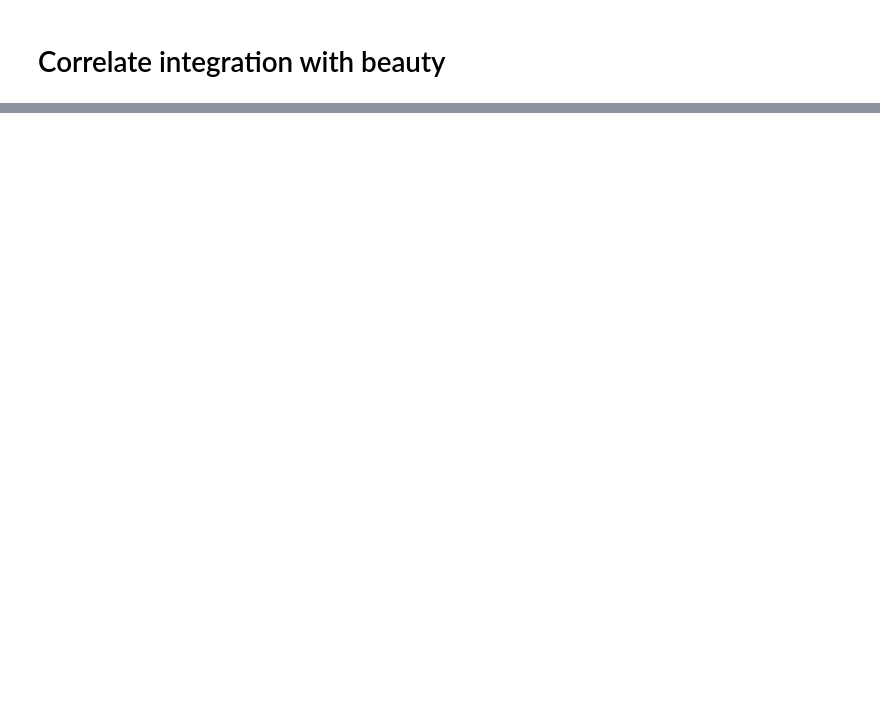
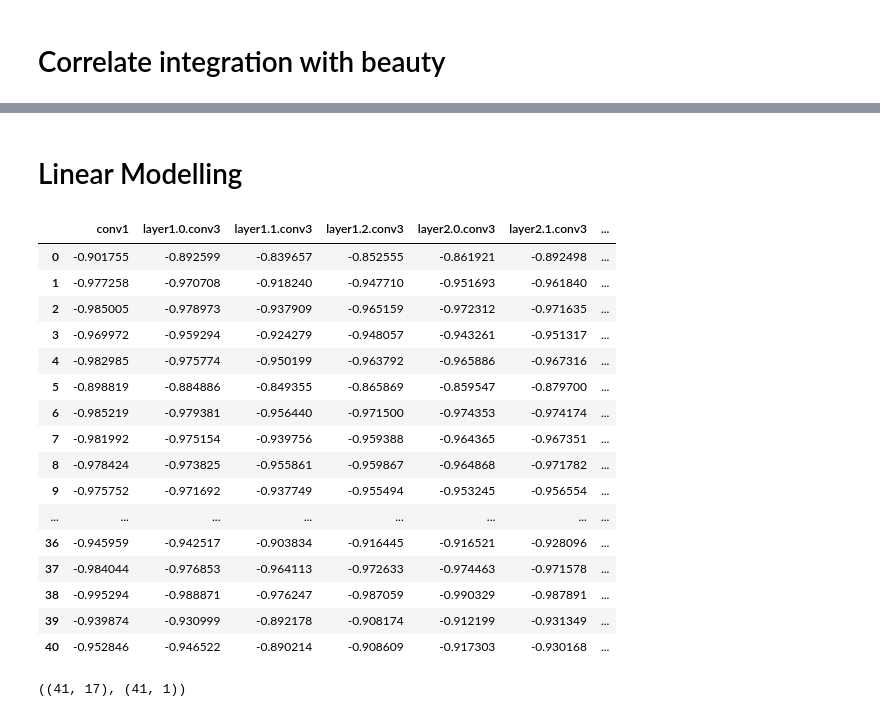
Before and after one commit to toniklenk/thesis-integration-beauty, a Jupyter notebook: sandbox.ipynb, the cells around one changed output, grey strips where cells are left out. Cells and saved outputs as stored; diff of their text form; code cells hidden in the pictures; blank space fills up the shorter version.

```diff
--- a/sandbox.ipynb
+++ b/sandbox.ipynb
@@ -274,0 +194,27 @@ res.aggregate(lambda x: pearsonr(x, ratings)[0], axis= 0).plot()
+# %% [markdown]
+# Linear Modelling
+# %%
+"""
+   X: Integration measures, DataFrame (num_images x num_layers)
+   y: Beauty reatings, Series (num_images x 1)
+"""
+pl_dataset.beauty_ratings
+res
+# %% [output]
+|  | conv1 | layer1.0.conv3 | layer1.1.conv3 | layer1.2.conv3 | layer2.0.conv3 | layer2.1.conv3 | ... |
+| 0 | -0.901755 | -0.892599 | -0.839657 | -0.852555 | -0.861921 | -0.892498 | ... |
+| 1 | -0.977258 | -0.970708 | -0.918240 | -0.947710 | -0.951693 | -0.961840 | ... |
+| 2 | -0.985005 | -0.978973 | -0.937909 | -0.965159 | -0.972312 | -0.971635 | ... |
+| 3 | -0.969972 | -0.959294 | -0.924279 | -0.948057 | -0.943261 | -0.951317 | ... |
+| 4 | -0.982985 | -0.975774 | -0.950199 | -0.963792 | -0.965886 | -0.967316 | ... |
+| 5 | -0.898819 | -0.884886 | -0.849355 | -0.865869 | -0.859547 | -0.879700 | ... |
+| 6 | -0.985219 | -0.979381 | -0.956440 | -0.971500 | -0.974353 | -0.974174 | ... |
+| 7 | -0.981992 | -0.975154 | -0.939756 | -0.959388 | -0.964365 | -0.967351 | ... |
+| 8 | -0.978424 | -0.973825 | -0.955861 | -0.959867 | -0.964868 | -0.971782 | ... |
+| 9 | -0.975752 | -0.971692 | -0.937749 | -0.955494 | -0.953245 | -0.956554 | ... |
+| ... | ... | ... | ... | ... | ... | ... | ... |
+| 36 | -0.945959 | -0.942517 | -0.903834 | -0.916445 | -0.916521 | -0.928096 | ... |
+| 37 | -0.984044 | -0.976853 | -0.964113 | -0.972633 | -0.974463 | -0.971578 | ... |
+| 38 | -0.995294 | -0.988871 | -0.976247 | -0.987059 | -0.990329 | -0.987891 | ... |
+| 39 | -0.939874 | -0.930999 | -0.892178 | -0.908174 | -0.912199 | -0.931349 | ... |
+| 40 | -0.952846 | -0.946522 | -0.890214 | -0.908609 | -0.917303 | -0.930168 | ... |
@@ -274,0 +225,6 @@ res.aggregate(lambda x: pearsonr(x, ratings)[0], axis= 0).plot()
+# %%
+X = StandardScaler().fit_transform(res)
+y = StandardScaler().fit_transform(pd.DataFrame(pl_dataset.beauty_ratings)[0:40+1])
+X.shape, y.shape
+# %% [output]
+((41, 17), (41, 1))
```
Also changed, not shown: parts of 29 cells of this notebook, 3 other files.
